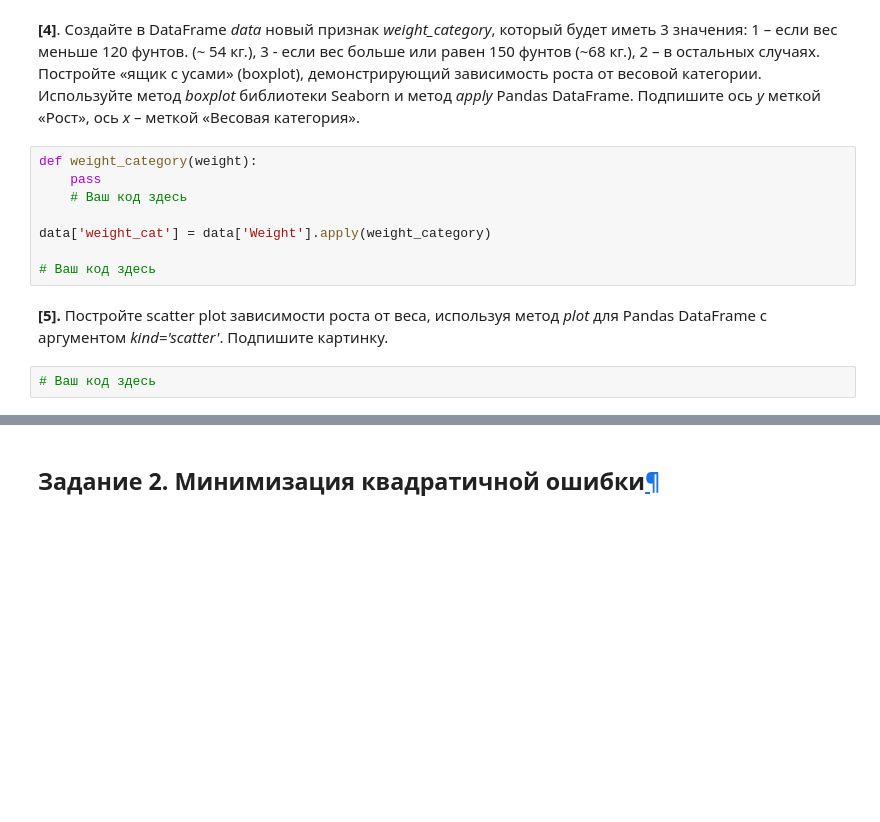
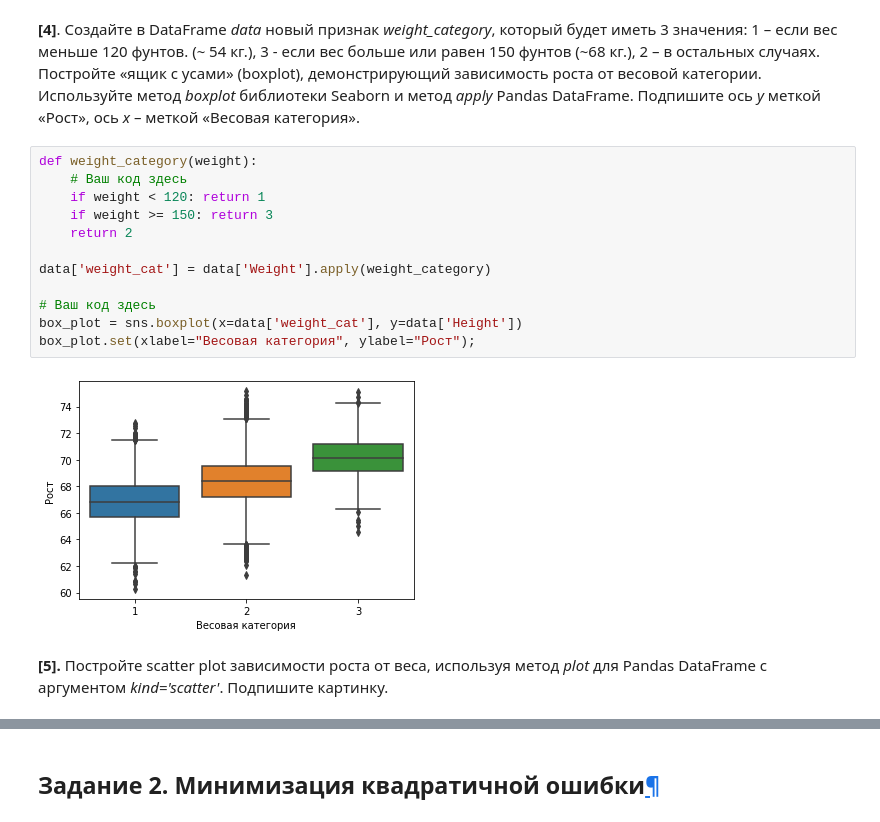
Before and after one commit to Mynzhassar/machine-learning-and-data-analysis, a Jupyter notebook: 2-supervised-learning/week_1/assignments/1_1_peer_review_linreg_height_weight.ipynb, the cells around one changed output, grey strips where cells are left out. Saved outputs shown, nothing was run; the diff lists cells and outputs as text; blank space fills up the shorter version.

```diff
--- a/2-supervised-learning/week_1/assignments/1_1_peer_review_linreg_height_weight.ipynb
+++ b/2-supervised-learning/week_1/assignments/1_1_peer_review_linreg_height_weight.ipynb
@@ -83,14 +101,18 @@ data['BMI'] = data.apply(lambda row: make_bmi(row['Height'],
 <p><strong>[4]</strong>. Создайте в DataFrame <em>data</em> новый признак <em>weight_category</em>, который будет иметь 3 значения: 1 – если вес меньше 120 фунтов. (~ 54 кг.), 3 - если вес  больше или равен 150 фунтов (~68 кг.), 2 – в остальных случаях. Постройте «ящик с усами» (boxplot), демонстрирующий зависимость роста от весовой категории. Используйте метод <em>boxplot</em> библиотеки Seaborn и метод <em>apply</em> Pandas DataFrame. Подпишите ось <em>y</em> меткой «Рост», ось <em>x</em> – меткой «Весовая категория».</p>
 # %%
 def weight_category(weight):
-    pass
     # Ваш код здесь
+    if weight < 120: return 1
+    if weight >= 150: return 3
+    return 2
 
 data['weight_cat'] = data['Weight'].apply(weight_category)
 
 # Ваш код здесь
+box_plot = sns.boxplot(x=data['weight_cat'], y=data['Height'])
+box_plot.set(xlabel="Весовая категория", ylabel="Рост");
+# %% [output]
+[figure, added]
 # %% [markdown]
 
 <p><strong>[5].</strong> Постройте scatter plot зависимости роста от веса, используя метод <em>plot</em> для Pandas DataFrame с аргументом <em>kind='scatter'</em>. Подпишите картинку.</p>
-# %%
-# Ваш код здесь
```
Also changed, not shown: parts of 28 cells of this notebook.
